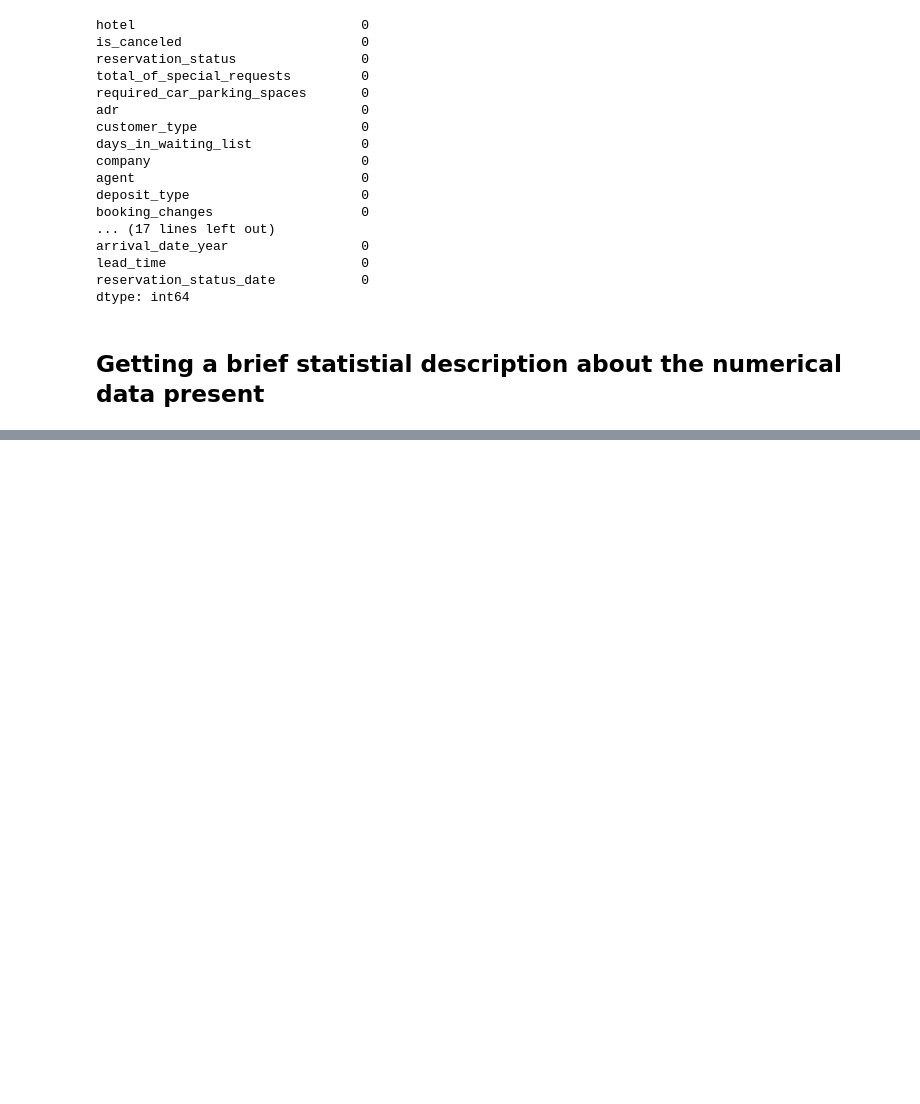
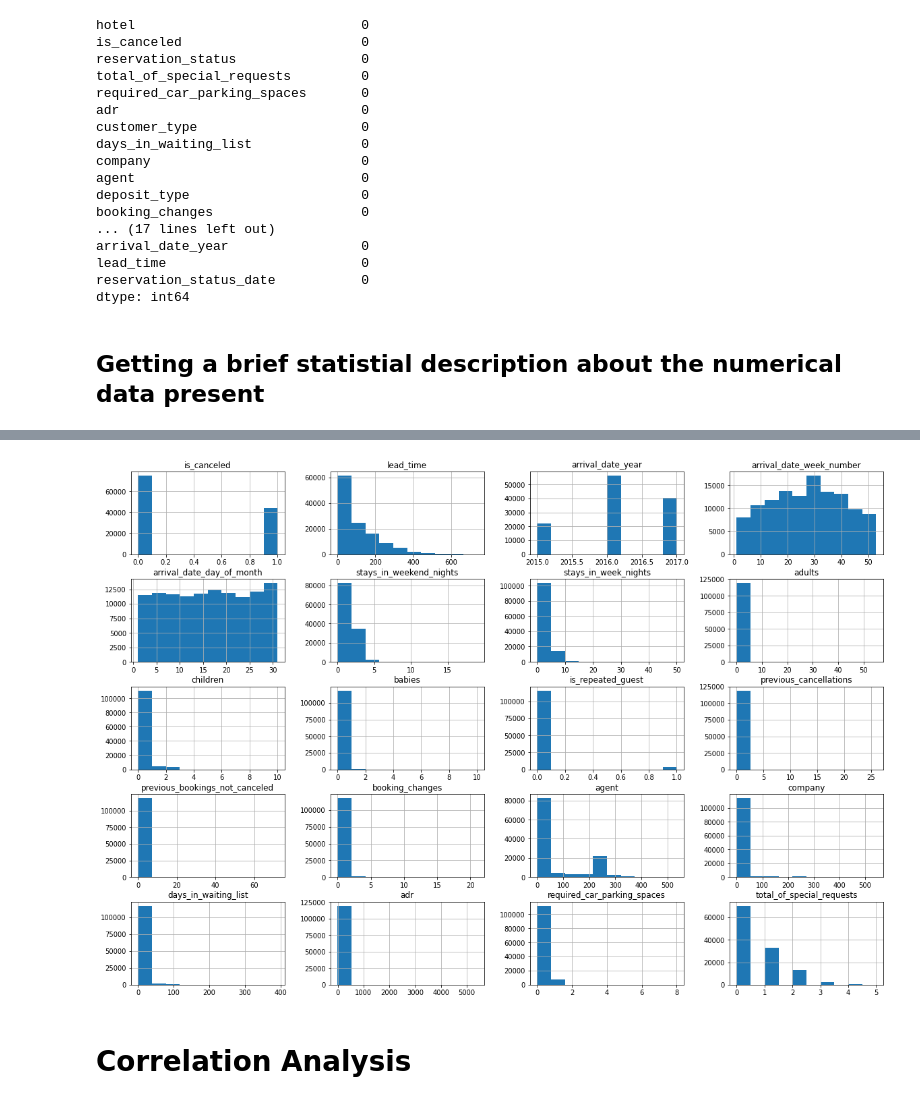
Before and after one commit to priyadarshani17/EDA-project-on-hotel-booking-, a Jupyter notebook: Hotel_Booking_Analysis_Capstone_Project.ipynb, the cells around one changed output, grey strips where cells are left out. Saved outputs shown, nothing was run; the diff lists cells and outputs as text; code cells hidden in the pictures; blank space fills up the shorter version.

```diff
--- a/Hotel_Booking_Analysis_Capstone_Project.ipynb
+++ b/Hotel_Booking_Analysis_Capstone_Project.ipynb
@@ -190,0 +215,2 @@ df_hotel.describe()
+# %%
+df_hotel[['children', 'company', 'agent']] = df_hotel[['children', 'company', 'agent']].astype('int64')
@@ -190,0 +243,7 @@ df_hotel.describe()
+# %%
+df_hotel.hist(figsize=(20,14))
+plt.show()
+# %% [output]
+[figure, added]
+# %% [markdown]
+# Correlation Analysis
```
Also changed, not shown: parts of 37 cells of this notebook.
